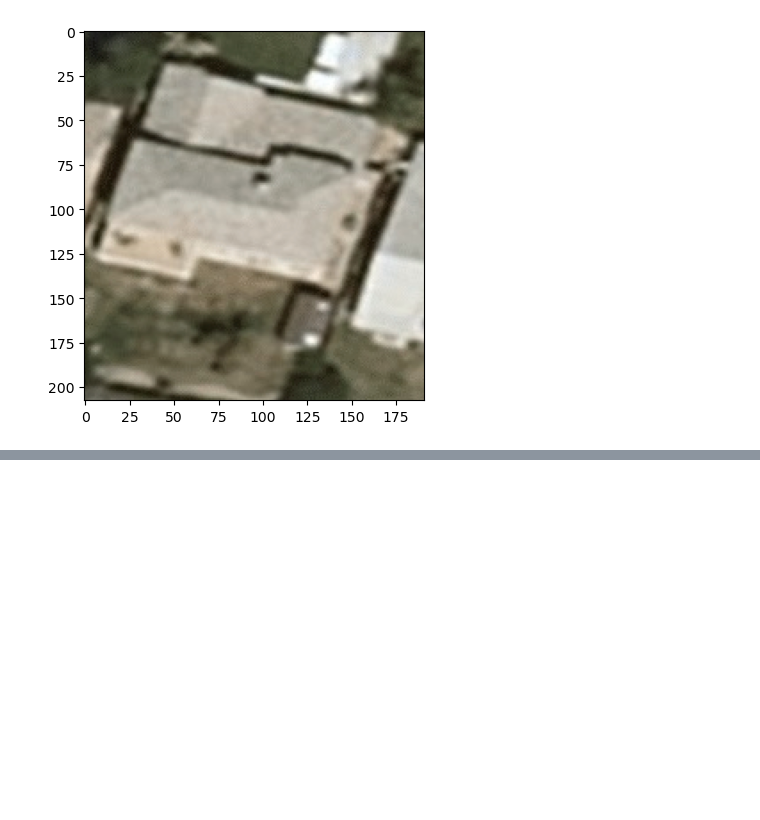
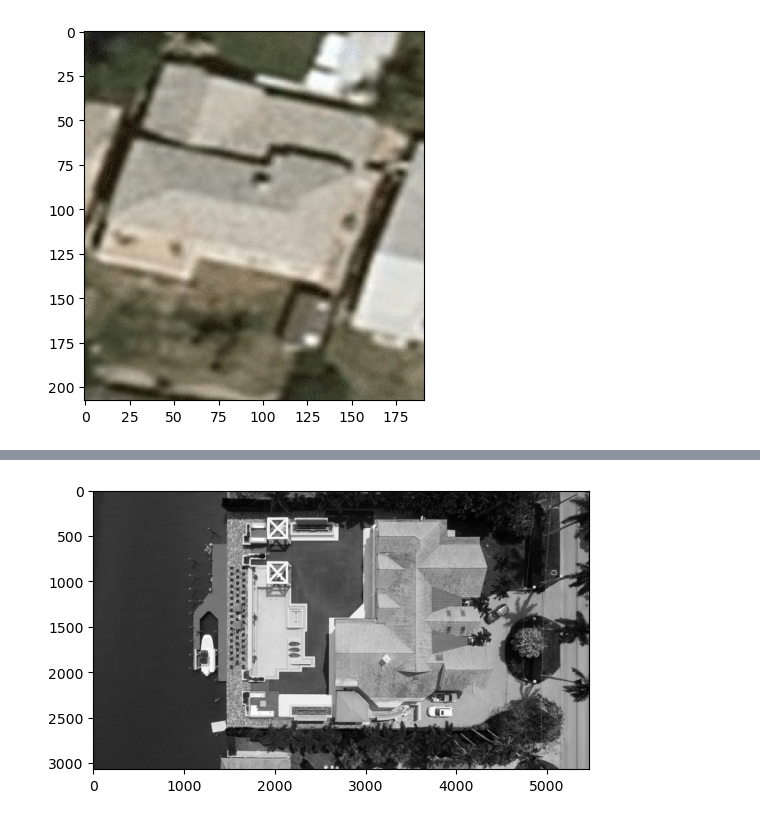
Before and after one commit to lokeshkumarn/Notebooks, a Jupyter notebook: aerial-view-open-cv.ipynb, the cells around one changed output, grey strips where cells are left out. Saved outputs shown, nothing was run; the diff lists cells and outputs as text; code cells hidden in the pictures; blank space fills up the shorter version.

```diff
--- a/aerial-view-open-cv.ipynb
+++ b/aerial-view-open-cv.ipynb
@@ -133,0 +143,6 @@ plot_BGR_to_RGB(bgr)
+# %%
+b,g,r = cv.split(img)
+# %%
+plot_BGR_to_RGB(b)
+# %% [output]
+[figure, added]
```
Also changed, not shown: parts of 6 cells of this notebook.
